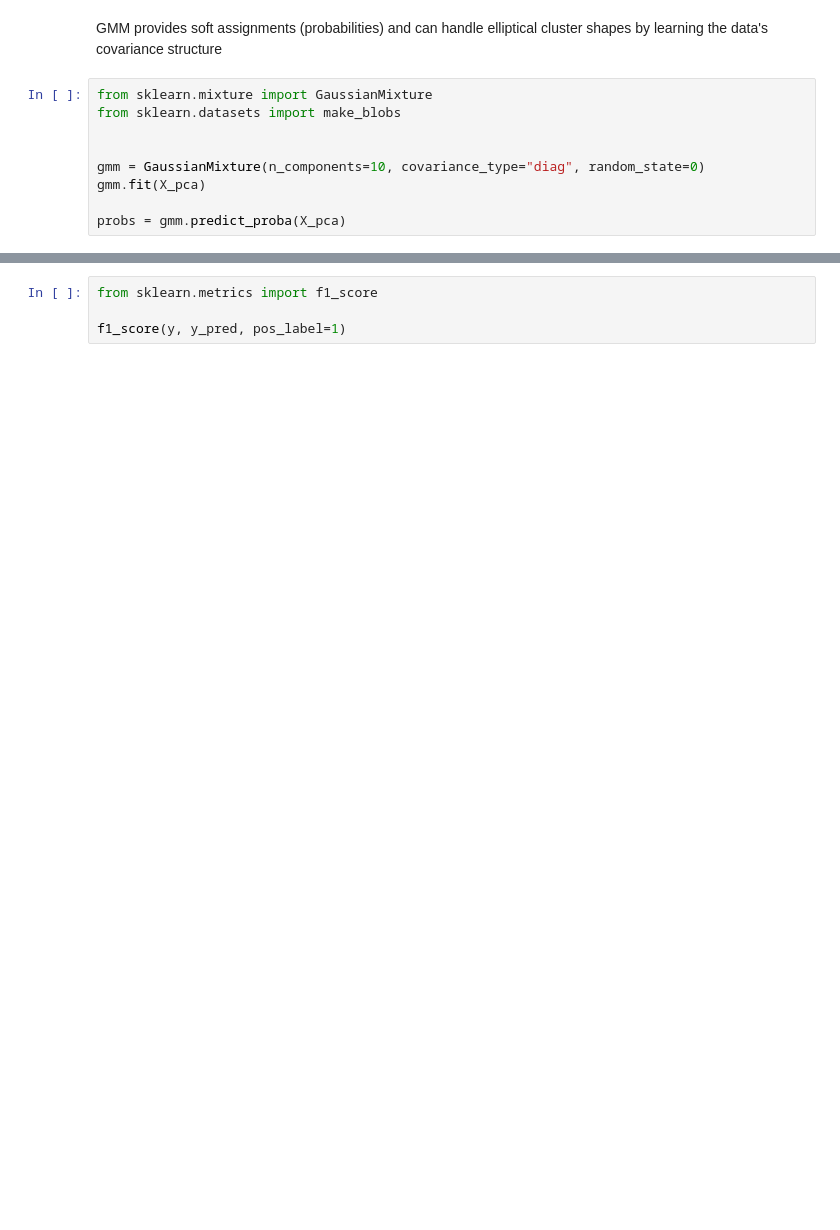
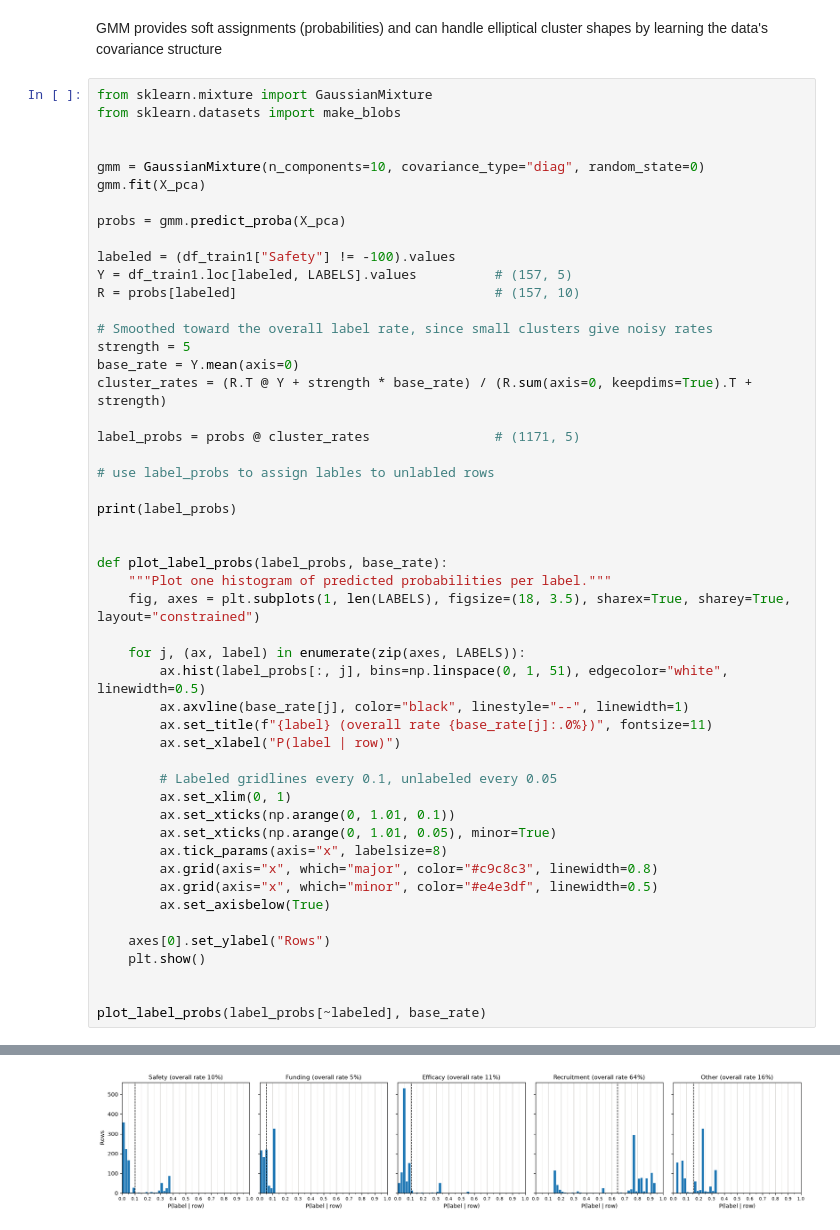
Before and after one commit to anihadagali7/AML-Midterm, a Jupyter notebook: part1/part1.ipynb, the cells around one changed output, grey strips where cells are left out. Drawn from its saved outputs; the diff is of its cells as text; blank space fills up the shorter version.

```diff
--- a/part1/part1.ipynb
+++ b/part1/part1.ipynb
@@ -137,3 +206,45 @@ gmm = GaussianMixture(n_components=10, covariance_type="diag", random_state=0)
 gmm.fit(X_pca)
 
 probs = gmm.predict_proba(X_pca)
+
+labeled = (df_train1["Safety"] != -100).values
+Y = df_train1.loc[labeled, LABELS].values          # (157, 5)
+R = probs[labeled]                                 # (157, 10)
+
+# Smoothed toward the overall label rate, since small clusters give noisy rates
+strength = 5
+base_rate = Y.mean(axis=0)
+cluster_rates = (R.T @ Y + strength * base_rate) / (R.sum(axis=0, keepdims=True).T + strength)
+
+label_probs = probs @ cluster_rates                # (1171, 5)
+
+# use label_probs to assign lables to unlabled rows
+
+print(label_probs)
+
+
+def plot_label_probs(label_probs, base_rate):
+    """Plot one histogram of predicted probabilities per label."""
+    fig, axes = plt.subplots(1, len(LABELS), figsize=(18, 3.5), sharex=True, sharey=True, layout="constrained")
+
+    for j, (ax, label) in enumerate(zip(axes, LABELS)):
+        ax.hist(label_probs[:, j], bins=np.linspace(0, 1, 51), edgecolor="white", linewidth=0.5)
+        ax.axvline(base_rate[j], color="black", linestyle="--", linewidth=1)
+        ax.set_title(f"{label} (overall rate {base_rate[j]:.0%})", fontsize=11)
+        ax.set_xlabel("P(label | row)")
+
+        # Labeled gridlines every 0.1, unlabeled every 0.05
+        ax.set_xlim(0, 1)
+        ax.set_xticks(np.arange(0, 1.01, 0.1))
+        ax.set_xticks(np.arange(0, 1.01, 0.05), minor=True)
+        ax.tick_params(axis="x", labelsize=8)
+        ax.grid(axis="x", which="major", color="#c9c8c3", linewidth=0.8)
+        ax.grid(axis="x", which="minor", color="#e4e3df", linewidth=0.5)
+        ax.set_axisbelow(True)
+
+    axes[0].set_ylabel("Rows")
+    plt.show()
+
+
+plot_label_probs(label_probs[~labeled], base_rate)
+# %% [output]
@@ -140,4 +258 @@ probs = gmm.predict_proba(X_pca)
+[figure, added]
-# %%
-from sklearn.metrics import f1_score
-
-f1_score(y, y_pred, pos_label=1)
```
Also changed, not shown: parts of 10 cells of this notebook.
